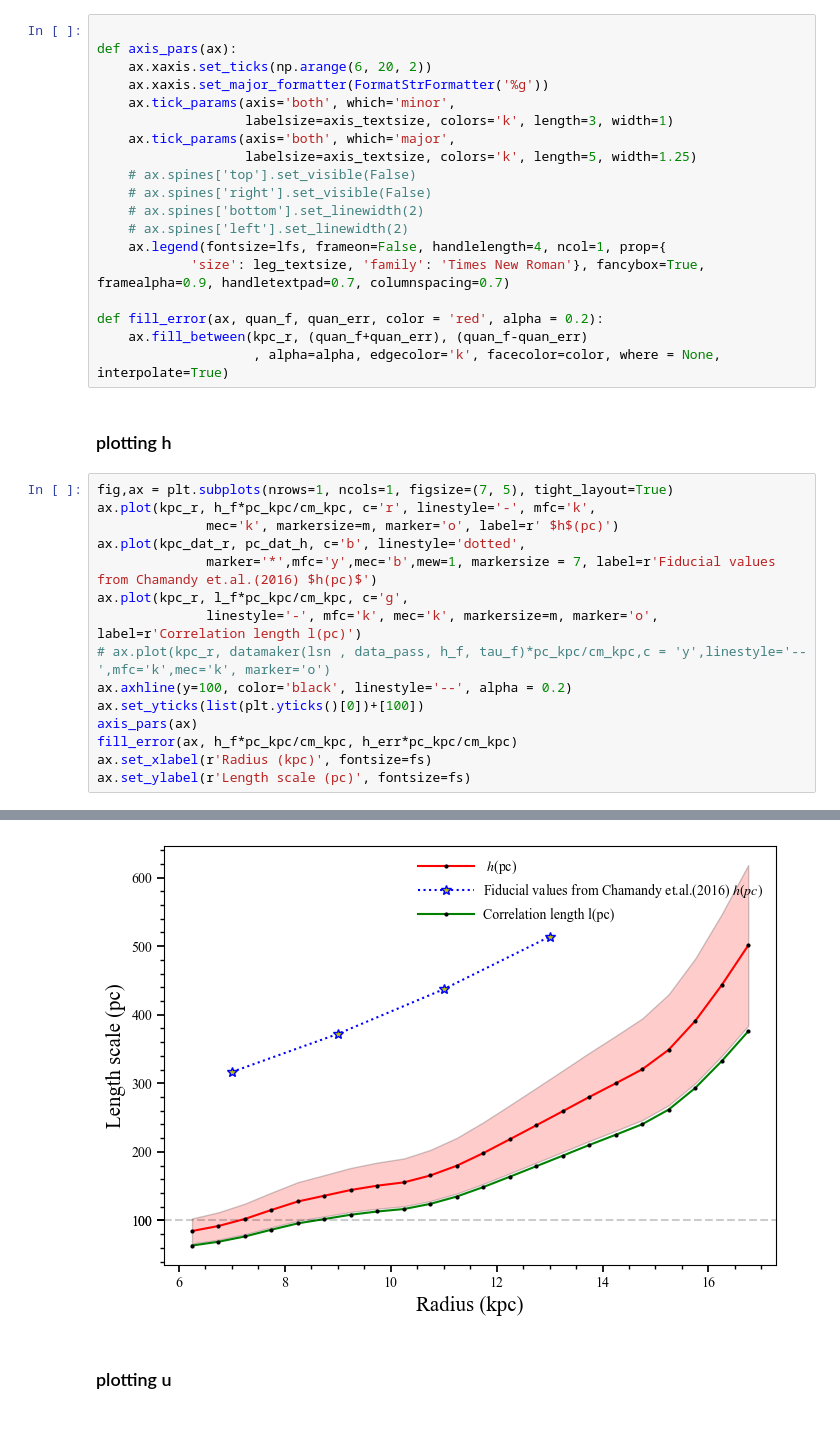
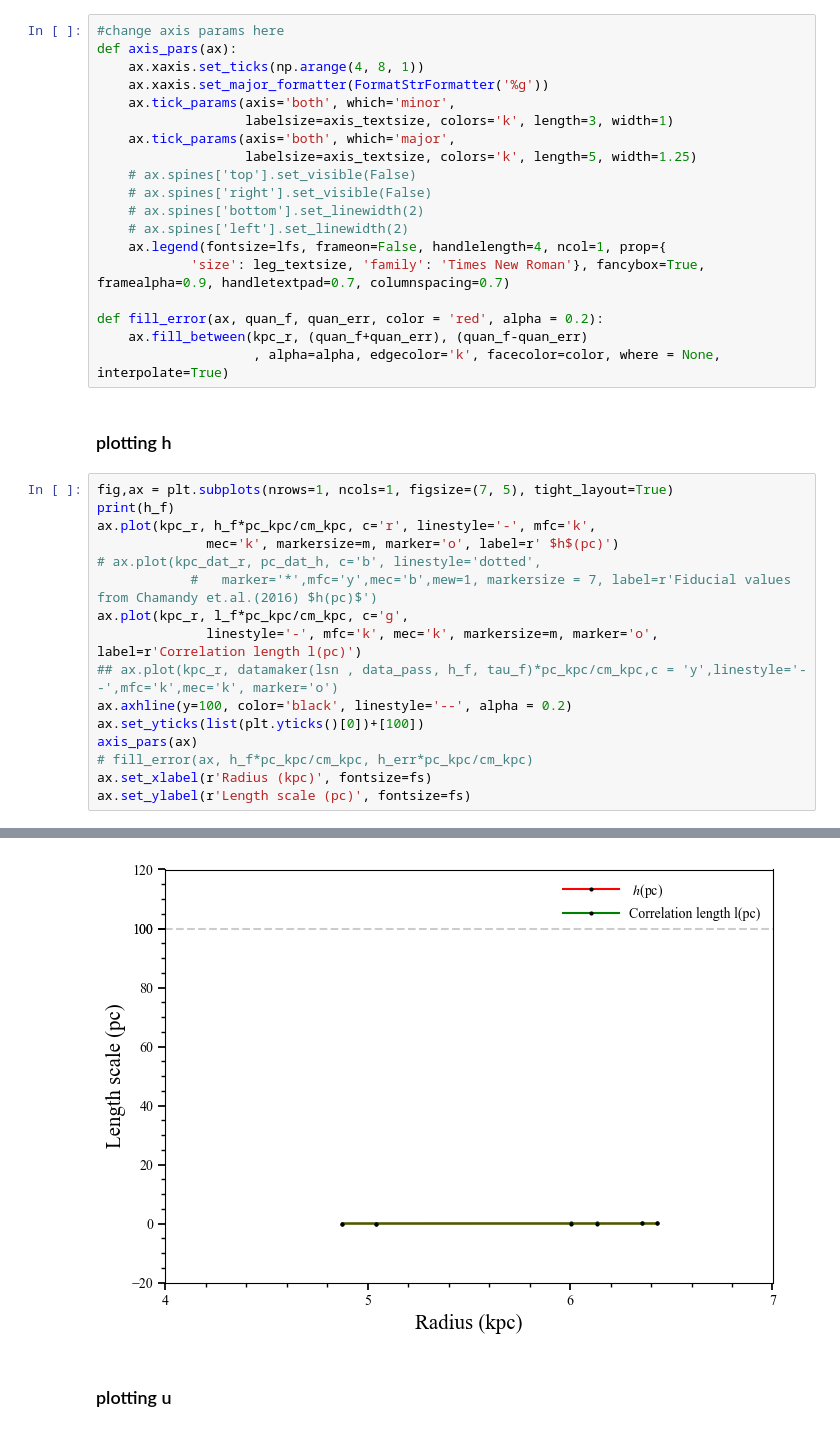
Before and after one commit to Rnazx/MSc.-Thesis, a Jupyter notebook: plots.ipynb, the cells around one changed output, grey strips where cells are left out. Cells and saved outputs as stored; diff of their text form.

```diff
--- a/plots.ipynb
+++ b/plots.ipynb
@@ -216,9 +226,9 @@ plt.rcParams["ytick.minor.visible"] =  True
 plt.rcParams["legend.loc"] = 'upper right'
 plt.rcParams["errorbar.capsize"] = 2
 # %%
-
+#change axis params here
 def axis_pars(ax):
-    ax.xaxis.set_ticks(np.arange(6, 20, 2))
+    ax.xaxis.set_ticks(np.arange(4, 8, 1))
     ax.xaxis.set_major_formatter(FormatStrFormatter('%g'))
     ax.tick_params(axis='both', which='minor',
                    labelsize=axis_textsize, colors='k', length=3, width=1)
@@ -238,17 +248,18 @@ def fill_error(ax, quan_f, quan_err, color = 'red', alpha = 0.2):
 ### plotting h
 # %%
 fig,ax = plt.subplots(nrows=1, ncols=1, figsize=(7, 5), tight_layout=True)
+print(h_f)
 ax.plot(kpc_r, h_f*pc_kpc/cm_kpc, c='r', linestyle='-', mfc='k',
               mec='k', markersize=m, marker='o', label=r' $h$(pc)')
-ax.plot(kpc_dat_r, pc_dat_h, c='b', linestyle='dotted',
-              marker='*',mfc='y',mec='b',mew=1, markersize = 7, label=r'Fiducial values from Chamandy et.al.(2016) $h(pc)$')
+# ax.plot(kpc_dat_r, pc_dat_h, c='b', linestyle='dotted',
+            #   marker='*',mfc='y',mec='b',mew=1, markersize = 7, label=r'Fiducial values from Chamandy et.al.(2016) $h(pc)$')
 ax.plot(kpc_r, l_f*pc_kpc/cm_kpc, c='g',
               linestyle='-', mfc='k', mec='k', markersize=m, marker='o', label=r'Correlation length l(pc)')
-# ax.plot(kpc_r, datamaker(lsn , data_pass, h_f, tau_f)*pc_kpc/cm_kpc,c = 'y',linestyle='--',mfc='k',mec='k', marker='o')
+## ax.plot(kpc_r, datamaker(lsn , data_pass, h_f, tau_f)*pc_kpc/cm_kpc,c = 'y',linestyle='--',mfc='k',mec='k', marker='o')
 ax.axhline(y=100, color='black', linestyle='--', alpha = 0.2)
 ax.set_yticks(list(plt.yticks()[0])+[100])
 axis_pars(ax)
-fill_error(ax, h_f*pc_kpc/cm_kpc, h_err*pc_kpc/cm_kpc)
+# fill_error(ax, h_f*pc_kpc/cm_kpc, h_err*pc_kpc/cm_kpc)
 ax.set_xlabel(r'Radius (kpc)', fontsize=fs)
 ax.set_ylabel(r'Length scale (pc)', fontsize=fs)
 # %% [output]
@@ -256,4 +269,4 @@ Text(0, 0.5, 'Length scale (pc)')
-[figure, old version]
+[figure, new version]
 # %% [markdown]
 ### plotting u
 # %%
```
Also changed, not shown: parts of 4 cells of this notebook, 2 other files.
